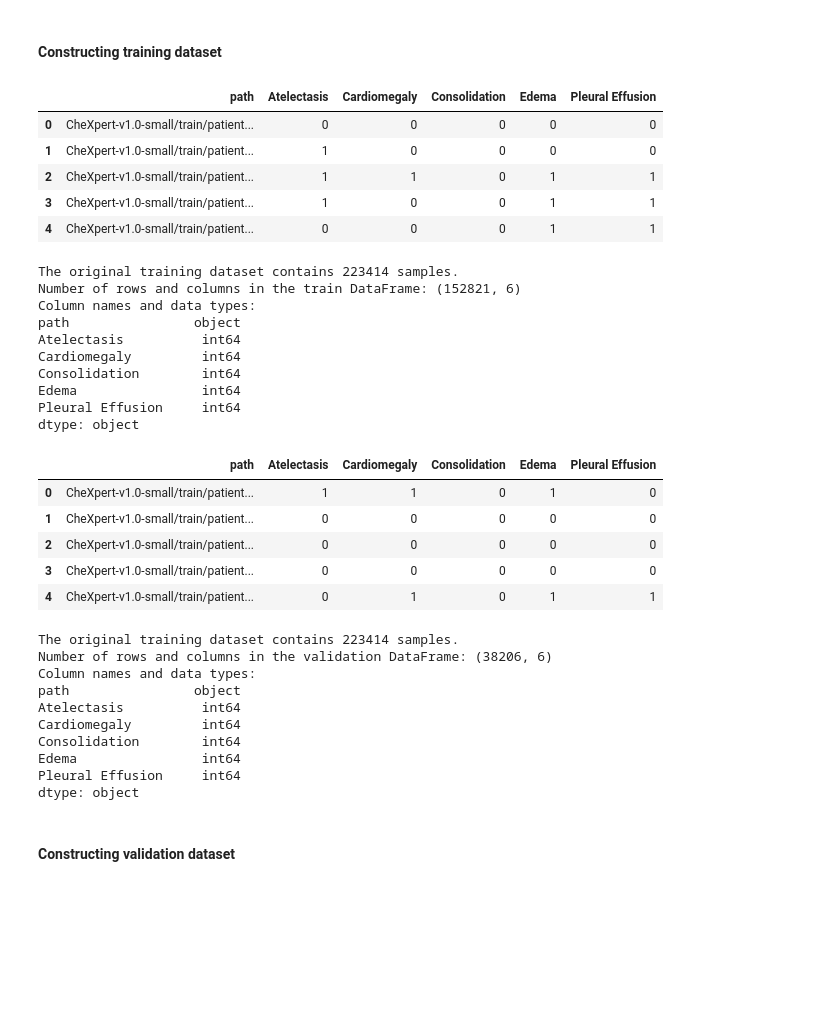
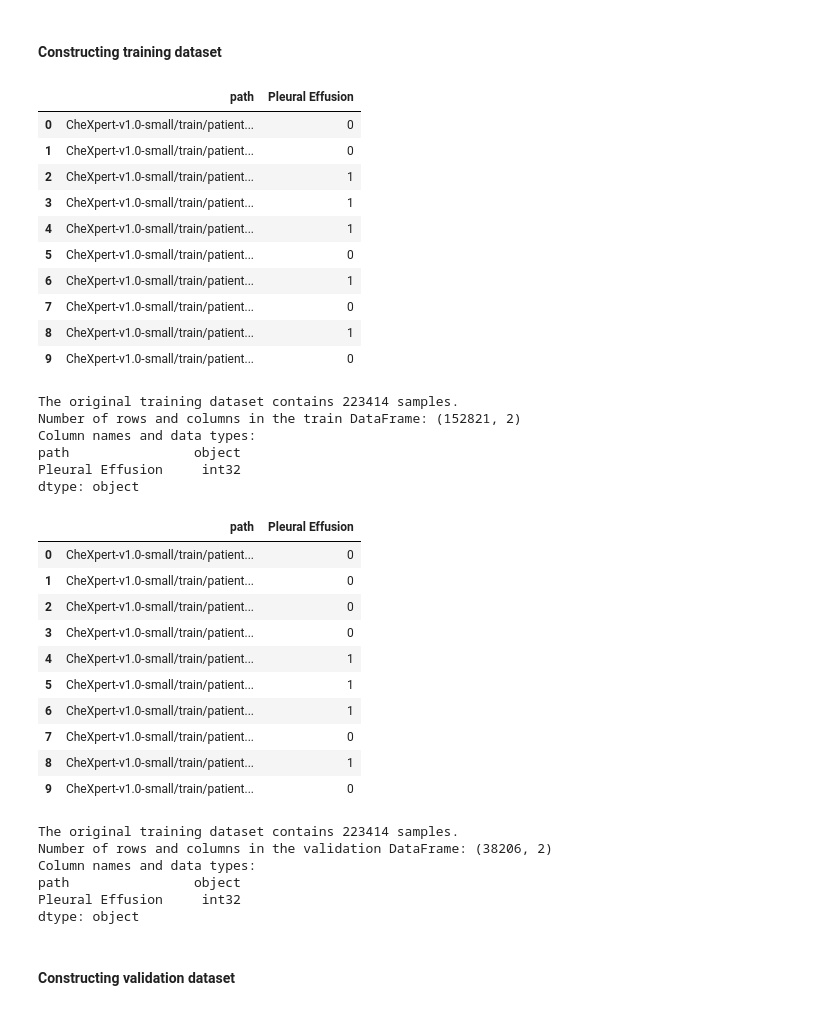
Before and after one commit to BarGinger/ExplainableAIRadiology, a Jupyter notebook: main.ipynb, the cells around one changed output. Saved outputs shown, nothing was run; the diff lists cells and outputs as text; code cells hidden in the pictures; blank space fills up the shorter version.

Commit message:
update to only use single class

```diff
--- a/main.ipynb
+++ b/main.ipynb
@@ -72,59 +58,65 @@ original_train_df = pd.read_csv('CheXpert-v1.0-small/train.csv')
 # and validation sets while preserving the original
 # validation test set as the final test set.
 train_df, validation_df = split_train_val(original_train_df, policies[-1], class_names)
+
+# Keep only the 'Pleural Effusion' column and any other necessary columns (e.g., image paths)
+train_df = train_df[['path', 'Pleural Effusion']]
+validation_df = validation_df[['path', 'Pleural Effusion']]
 # %%
 # Print some information about the train DataFrame
 # Set pandas display options to show all columns
 pd.set_option('display.max_columns', None)
-display(train_df.head())
+display(train_df.head(10))
 print(f"The original training dataset contains {original_train_df.shape[0]} samples.")
 print("Number of rows and columns in the train DataFrame:", train_df.shape)
 # Print the column names and their data types
 print("Column names and data types:")
 print(train_df.dtypes)
 # %% [output]
-|  | path | Atelectasis | Cardiomegaly | Consolidation | Edema | Pleural Effusion |
-| 0 | CheXpert-v1.0-small/train/patient... | 0 | 0 | 0 | 0 | 0 |
-| 1 | CheXpert-v1.0-small/train/patient... | 1 | 0 | 0 | 0 | 0 |
-| 2 | CheXpert-v1.0-small/train/patient... | 1 | 1 | 0 | 1 | 1 |
-| 3 | CheXpert-v1.0-small/train/patient... | 1 | 0 | 0 | 1 | 1 |
-| 4 | CheXpert-v1.0-small/train/patient... | 0 | 0 | 0 | 1 | 1 |
+|  | path | Pleural Effusion |
+| 0 | CheXpert-v1.0-small/train/patient... | 0 |
+| 1 | CheXpert-v1.0-small/train/patient... | 0 |
+| 2 | CheXpert-v1.0-small/train/patient... | 1 |
+| 3 | CheXpert-v1.0-small/train/patient... | 1 |
+| 4 | CheXpert-v1.0-small/train/patient... | 1 |
+| 5 | CheXpert-v1.0-small/train/patient... | 0 |
+| 6 | CheXpert-v1.0-small/train/patient... | 1 |
+| 7 | CheXpert-v1.0-small/train/patient... | 0 |
+| 8 | CheXpert-v1.0-small/train/patient... | 1 |
+| 9 | CheXpert-v1.0-small/train/patient... | 0 |
 The original training dataset contains 223414 samples.
-Number of rows and columns in the train DataFrame: (152821, 6)
+Number of rows and columns in the train DataFrame: (152821, 2)
 Column names and data types:
 path                object
-Atelectasis          int64
-Cardiomegaly         int64
-Consolidation        int64
-Edema                int64
-Pleural Effusion     int64
+Pleural Effusion     int32
 dtype: object
 # %%
 # Print some information about the validtion DataFrame
 # Set pandas display options to show all columns
 pd.set_option('display.max_columns', None)
-display(validation_df.head())
+display(validation_df.head(10))
 print(f"The original training dataset contains {original_train_df.shape[0]} samples.")
 print("Number of rows and columns in the validation DataFrame:", validation_df.shape)
 # Print the column names and their data types
 print("Column names and data types:")
 print(validation_df.dtypes)
 # %% [output]
-|  | path | Atelectasis | Cardiomegaly | Consolidation | Edema | Pleural Effusion |
-| 0 | CheXpert-v1.0-small/train/patient... | 1 | 1 | 0 | 1 | 0 |
-| 1 | CheXpert-v1.0-small/train/patient... | 0 | 0 | 0 | 0 | 0 |
-| 2 | CheXpert-v1.0-small/train/patient... | 0 | 0 | 0 | 0 | 0 |
-| 3 | CheXpert-v1.0-small/train/patient... | 0 | 0 | 0 | 0 | 0 |
-| 4 | CheXpert-v1.0-small/train/patient... | 0 | 1 | 0 | 1 | 1 |
+|  | path | Pleural Effusion |
+| 0 | CheXpert-v1.0-small/train/patient... | 0 |
+| 1 | CheXpert-v1.0-small/train/patient... | 0 |
+| 2 | CheXpert-v1.0-small/train/patient... | 0 |
+| 3 | CheXpert-v1.0-small/train/patient... | 0 |
+| 4 | CheXpert-v1.0-small/train/patient... | 1 |
+| 5 | CheXpert-v1.0-small/train/patient... | 1 |
+| 6 | CheXpert-v1.0-small/train/patient... | 1 |
+| 7 | CheXpert-v1.0-small/train/patient... | 0 |
+| 8 | CheXpert-v1.0-small/train/patient... | 1 |
+| 9 | CheXpert-v1.0-small/train/patient... | 0 |
 The original training dataset contains 223414 samples.
-Number of rows and columns in the validation DataFrame: (38206, 6)
+Number of rows and columns in the validation DataFrame: (38206, 2)
 Column names and data types:
 path                object
-Atelectasis          int64
-Cardiomegaly         int64
-Consolidation        int64
-Edema                int64
-Pleural Effusion     int64
+Pleural Effusion     int32
 dtype: object
 # %% [markdown]
 #### Constructing validation dataset
```
Also changed, not shown: parts of 7 cells of this notebook, 1 other file.
